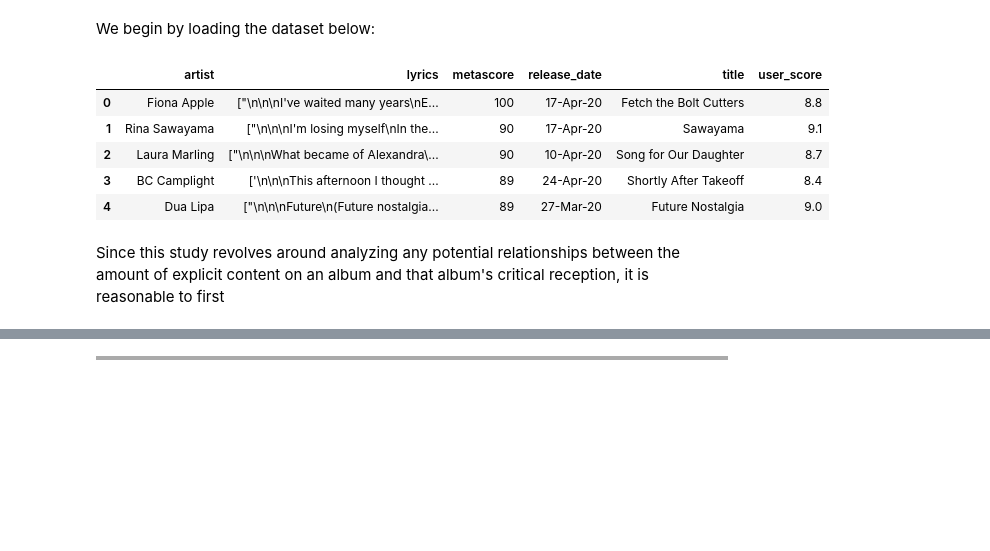
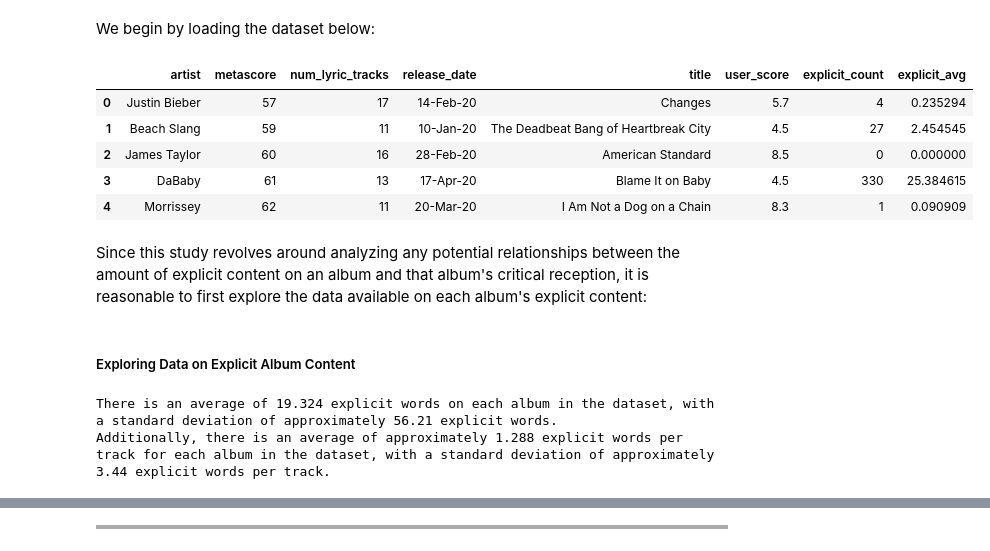
Before and after one commit to genghisshyy/INFO_2950_FinalProject, a Jupyter notebook: notebooks/final_report.ipynb, the cells around one changed output, grey strips where cells are left out. Saved outputs shown, nothing was run; the diff lists cells and outputs as text; code cells hidden in the pictures; blank space fills up the shorter version.

Commit message:
Final updated dataset

```diff
--- a/notebooks/final_report.ipynb
+++ b/notebooks/final_report.ipynb
@@ -161,14 +171,27 @@ The raw, unprocessed data scraped from Metacritic is available [here](https://gi
 # %% [markdown]
 We begin by loading the dataset below:
 # %%
-albums = pandas.read_csv("../data/albums.csv")
+albums = pandas.read_csv("../data/condensed_albums.csv")
 albums.head()
 # %% [output]
-|  | artist | lyrics | metascore | release_date | title | user_score |
-| 0 | Fiona Apple | ["\n\n\nI've waited many years\nE... | 100 | 17-Apr-20 | Fetch the Bolt Cutters | 8.8 |
-| 1 | Rina Sawayama | ["\n\n\nI'm losing myself\nIn the... | 90 | 17-Apr-20 | Sawayama | 9.1 |
-| 2 | Laura Marling | ["\n\n\nWhat became of Alexandra\... | 90 | 10-Apr-20 | Song for Our Daughter | 8.7 |
-| 3 | BC Camplight | ['\n\n\nThis afternoon I thought ... | 89 | 24-Apr-20 | Shortly After Takeoff | 8.4 |
-| 4 | Dua Lipa | ["\n\n\nFuture\n(Future nostalgia... | 89 | 27-Mar-20 | Future Nostalgia | 9.0 |
+|  | artist | metascore | num_lyric_tracks | release_date | title | user_score | explicit_count | explicit_avg |
+| 0 | Justin Bieber | 57 | 17 | 14-Feb-20 | Changes | 5.7 | 4 | 0.235294 |
+| 1 | Beach Slang | 59 | 11 | 10-Jan-20 | The Deadbeat Bang of Heartbreak City | 4.5 | 27 | 2.454545 |
+| 2 | James Taylor | 60 | 16 | 28-Feb-20 | American Standard | 8.5 | 0 | 0.000000 |
+| 3 | DaBaby | 61 | 13 | 17-Apr-20 | Blame It on Baby | 4.5 | 330 | 25.384615 |
+| 4 | Morrissey | 62 | 11 | 20-Mar-20 | I Am Not a Dog on a Chain | 8.3 | 1 | 0.090909 |
 # %% [markdown]
-Since this study revolves around analyzing any potential relationships between the amount of explicit content on an album and that album's critical reception, it is reasonable to first
+Since this study revolves around analyzing any potential relationships between the amount of explicit content on an album and that album's critical reception, it is reasonable to first explore the data available on each album's explicit content:
+# %% [markdown]
+##### Exploring Data on Explicit Album Content
+# %%
+# computing relevant means and standard deviations
+print("There is an average of", albums["explicit_count"].mean(), \
+      "explicit words on each album in the dataset, with a standard deviation of approximately", \
+      round(albums["explicit_count"].std(), 2), "explicit words.")
+print("Additionally, there is an average of approximately", round(albums["explicit_avg"].mean(), 3), \
+      "explicit words per track for each album in the dataset, with a standard deviation of approximately", \
+      round(albums["explicit_avg"].std(), 2), "explicit words per track.")
+# %% [output]
+There is an average of 19.324 explicit words on each album in the dataset, with a standard deviation of approximately 56.21 explicit words.
+Additionally, there is an average of approximately 1.288 explicit words per track for each album in the dataset, with a standard deviation of approximately 3.44 explicit words per track.
```
Also changed, not shown: parts of 40 cells of this notebook, 6 other files.
